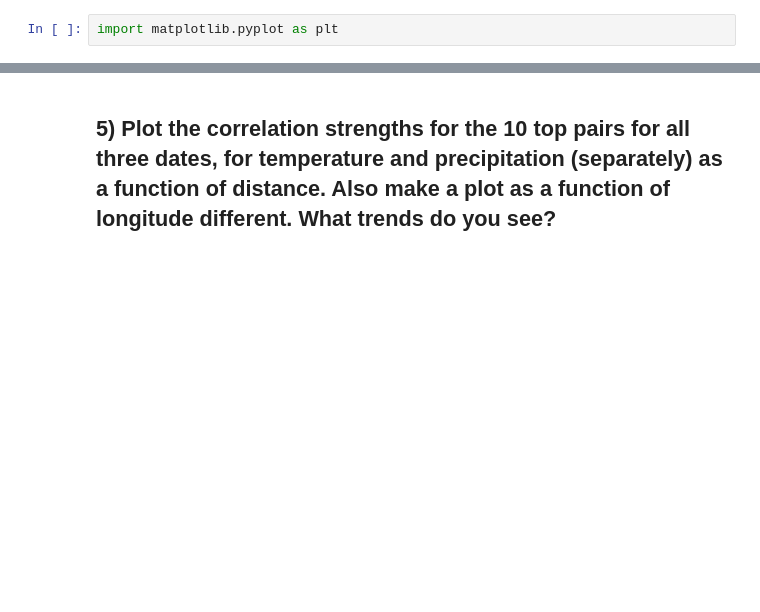
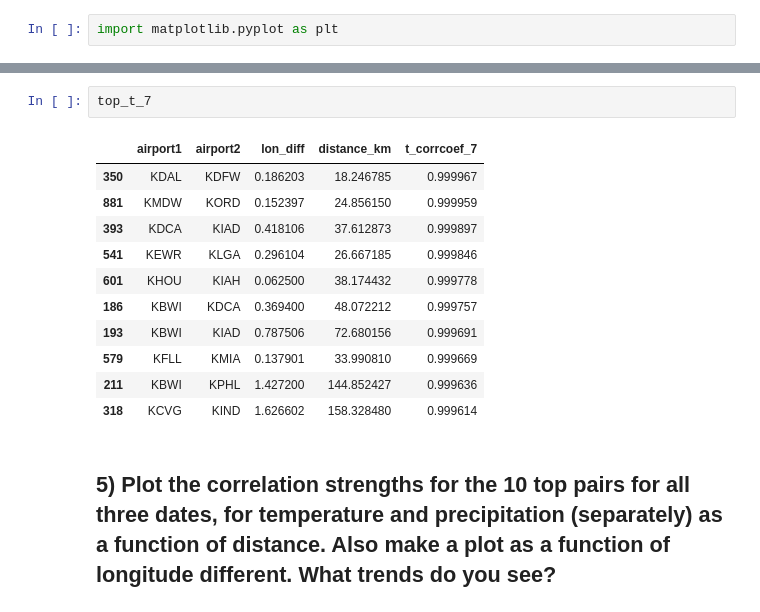
Before and after one commit to JBeechert/python-ay250-homework, a Jupyter notebook: hw_5/hw_5.ipynb, the cells around one changed output, grey strips where cells are left out. Cells and saved outputs as stored; diff of their text form; blank space fills up the shorter version.

```diff
--- a/hw_5/hw_5.ipynb
+++ b/hw_5/hw_5.ipynb
@@ -437,2 +504,16 @@ plt.legend()
+# %%
+top_t_7
+# %% [output]
+|  | airport1 | airport2 | lon_diff | distance_km | t_corrcoef_7 |
+| 350 | KDAL | KDFW | 0.186203 | 18.246785 | 0.999967 |
+| 881 | KMDW | KORD | 0.152397 | 24.856150 | 0.999959 |
+| 393 | KDCA | KIAD | 0.418106 | 37.612873 | 0.999897 |
+| 541 | KEWR | KLGA | 0.296104 | 26.667185 | 0.999846 |
+| 601 | KHOU | KIAH | 0.062500 | 38.174432 | 0.999778 |
+| 186 | KBWI | KDCA | 0.369400 | 48.072212 | 0.999757 |
+| 193 | KBWI | KIAD | 0.787506 | 72.680156 | 0.999691 |
+| 579 | KFLL | KMIA | 0.137901 | 33.990810 | 0.999669 |
+| 211 | KBWI | KPHL | 1.427200 | 144.852427 | 0.999636 |
+| 318 | KCVG | KIND | 1.626602 | 158.328480 | 0.999614 |
 # %% [markdown]
 ## 5) Plot the correlation strengths for the 10 top pairs for all three dates, for temperature and precipitation (separately) as a function of distance. Also make a plot as a function of longitude different. What trends do you see?
```
Also changed, not shown: parts of 12 cells of this notebook.
